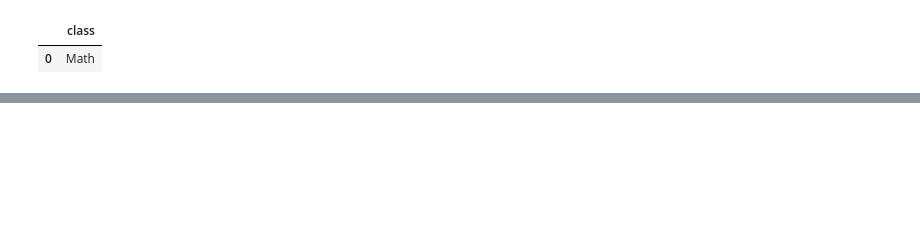
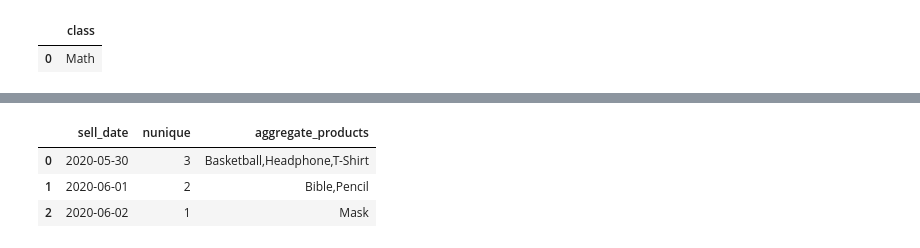
Before and after one commit to Drblessing/leetcode, a Jupyter notebook: Pandas/scratch.ipynb, the cells around one changed output, grey strips where cells are left out. Drawn from its saved outputs; the diff is of its cells as text; code cells hidden in the pictures; blank space fills up the shorter version.

```diff
--- a/Pandas/scratch.ipynb
+++ b/Pandas/scratch.ipynb
@@ -617,0 +619,78 @@ AttributeError: 'numpy.int64' object has no attribute 'to_frame'
+# %%
+"""
+Write a solution to find for each date the number of different products sold and their names.
+
+The sold products names for each date should be sorted lexicographically.
+
+Return the result table ordered by sell_date.
+
+The result format is in the following example.
+
+
+
+Example 1:
+
+Input:
+Activities table:
++------------+------------+
+| sell_date  | product     |
++------------+------------+
+| 2020-05-30 | Headphone  |
+| 2020-06-01 | Pencil     |
+| 2020-06-02 | Mask       |
+| 2020-05-30 | Basketball |
+| 2020-06-01 | Bible      |
+| 2020-06-02 | Mask       |
+| 2020-05-30 | T-Shirt    |
++------------+------------+
+Output:
++------------+----------+------------------------------+
+| sell_date  | num_sold | products                     |
++------------+----------+------------------------------+
+| 2020-05-30 | 3        | Basketball,Headphone,T-shirt |
+| 2020-06-01 | 2        | Bible,Pencil                 |
+| 2020-06-02 | 1        | Mask                         |
++------------+----------+------------------------------+
+Explanation:
+For 2020-05-30, Sold items were (Headphone, Basketball, T-shirt), we sort them lexicographically and separate them by a comma.
+For 2020-06-01, Sold items were (Pencil, Bible), we sort them lexicographically and separate them by a comma.
+For 2020-06-02, the Sold item is (Mask), we just return it.
+"""
+
+import pandas as pd
+
+df = pd.DataFrame(
+    {
+        "sell_date": [
+            "2020-05-30",
+            "2020-06-01",
+            "2020-06-02",
+            "2020-05-30",
+            "2020-06-01",
+            "2020-06-02",
+            "2020-05-30",
+        ],
+        "product": [
+            "Headphone",
+            "Pencil",
+            "Mask",
+            "Basketball",
+            "Bible",
+            "Mask",
+            "T-Shirt",
+        ],
+    }
+)
+
+
+# Define product aggregation function.
+def aggregate_products(x):
+    return ",".join(sorted(set(x)))
+
+
+df.groupby("sell_date")["product"].agg(["nunique", aggregate_products]).reset_index()
+# %% [output]
+|  | sell_date | nunique | aggregate_products |
+| 0 | 2020-05-30 | 3 | Basketball,Headphone,T-Shirt |
+| 1 | 2020-06-01 | 2 | Bible,Pencil |
+| 2 | 2020-06-02 | 1 | Mask |
```
Also changed, not shown: parts of 3 cells of this notebook, 4 other files.
